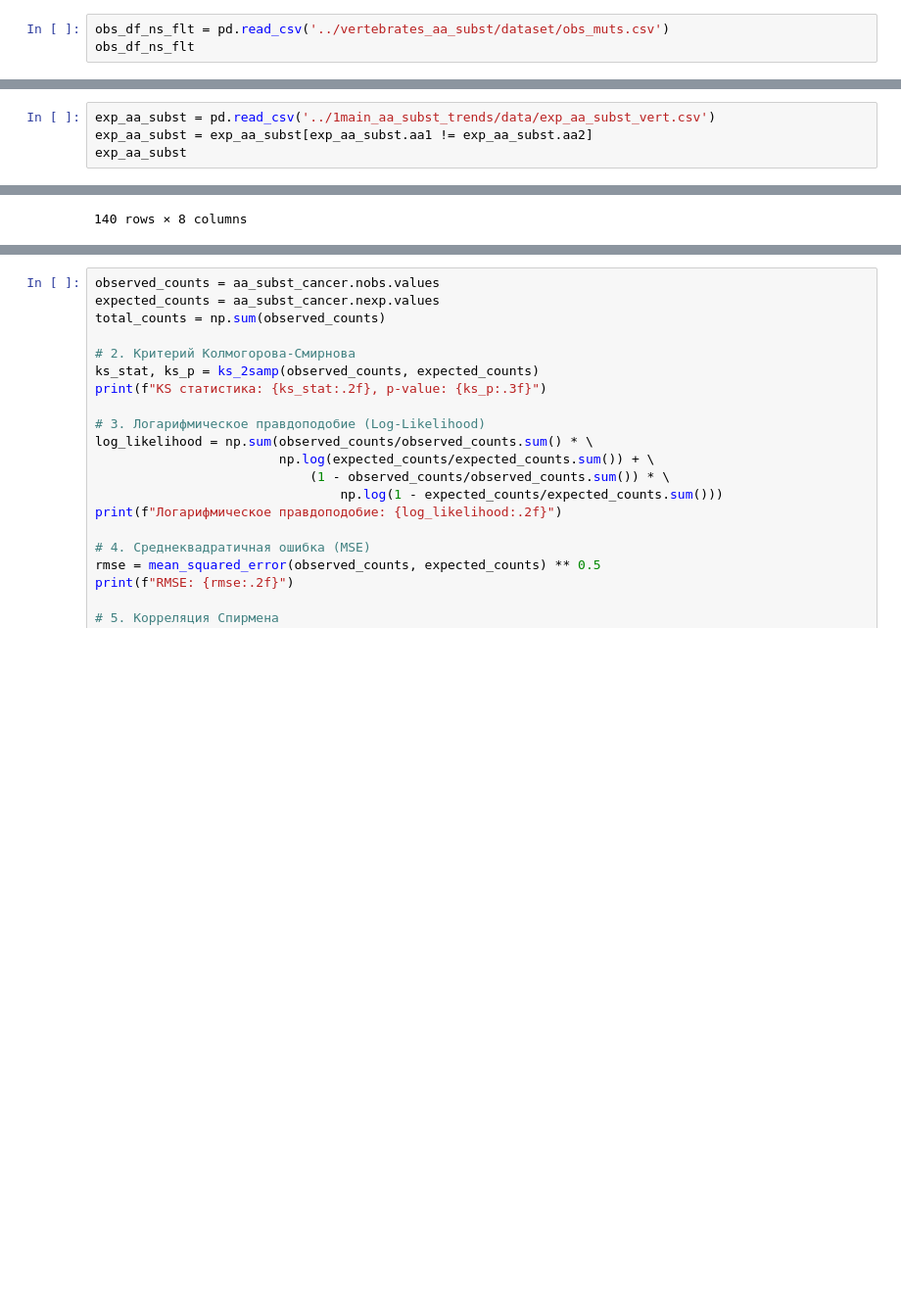
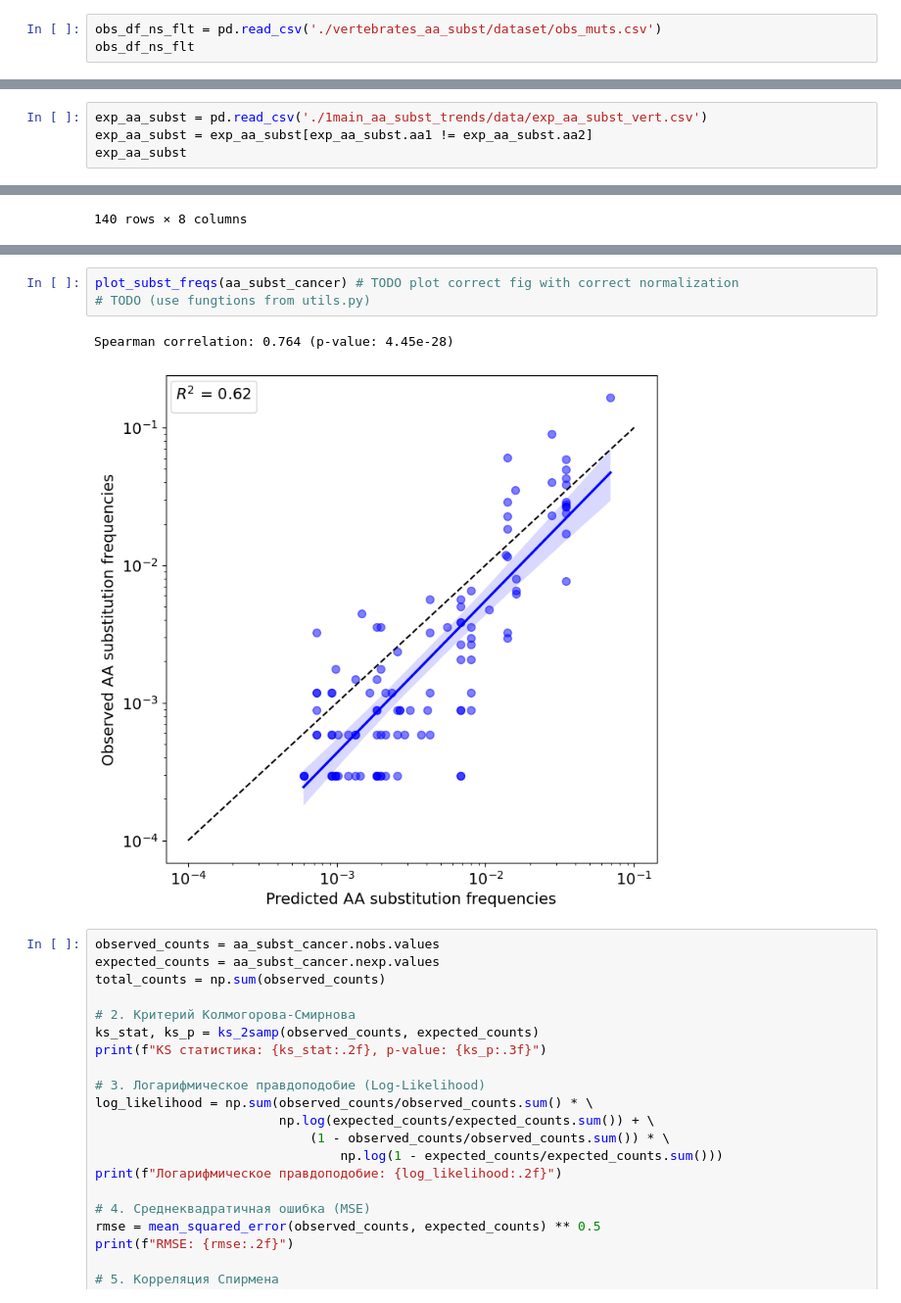
Before and after one commit to mitoclub/AminoAcidShift, a Jupyter notebook: analyse.ipynb, the cells around one changed output, grey strips where cells are left out. Shown at 98% size. Drawn from its saved outputs; the diff is of its cells as text; blank space fills up the shorter version.

```diff
--- a/analyse.ipynb
+++ b/analyse.ipynb
@@ -21,7 +21,7 @@ coda = CodonAnnotation(2)
 # %% [markdown]
 ## Analyse vertebrates
 # %%
-obs_df_ns_flt = pd.read_csv('../vertebrates_aa_subst/dataset/obs_muts.csv')
+obs_df_ns_flt = pd.read_csv('./vertebrates_aa_subst/dataset/obs_muts.csv')
 obs_df_ns_flt
 # %% [output]
 |  | Mut | MutType | Site | PosInCodon | RefCodon | AltCodon | RefAa | AltAa | ProbaRef | ProbaMut | ... |
@@ -66,7 +66,7 @@ obs_df_ns_flt['AltAa'] = obs_df_ns_flt['AltAa'].map(amino_acid_codes)
 # %%
 # TODO - split to genes and maybe classes
 # %%
-exp_aa_subst = pd.read_csv('../1main_aa_subst_trends/data/exp_aa_subst_vert.csv')
+exp_aa_subst = pd.read_csv('./1main_aa_subst_trends/data/exp_aa_subst_vert.csv')
 exp_aa_subst = exp_aa_subst[exp_aa_subst.aa1 != exp_aa_subst.aa2]
 exp_aa_subst
 # %% [output]
@@ -396,3 +429,9 @@ aa_subst_cancer
+# %%
+plot_subst_freqs(aa_subst_cancer) # TODO plot correct fig with correct normalization
+# TODO (use fungtions from utils.py)
+# %% [output]
+Spearman correlation: 0.764 (p-value: 4.45e-28)
+[figure, added]
 # %%
 observed_counts = aa_subst_cancer.nobs.values
 expected_counts = aa_subst_cancer.nexp.values
```
Also changed, not shown: parts of 4 cells of this notebook, 7 other files.
